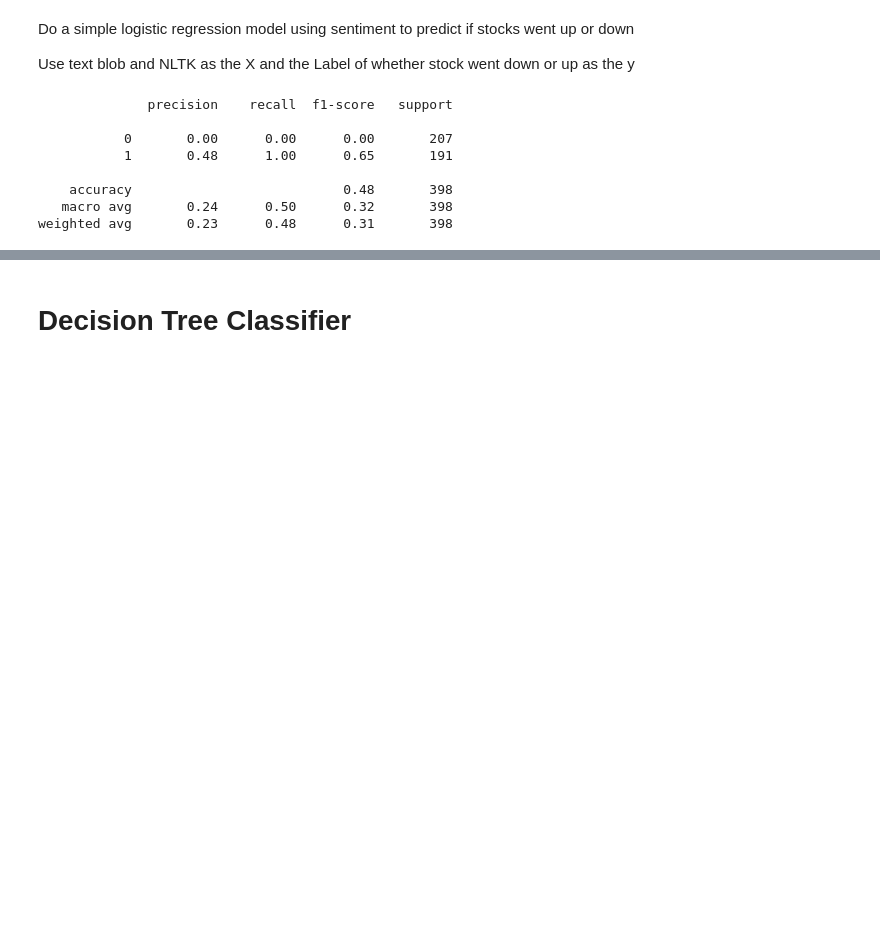
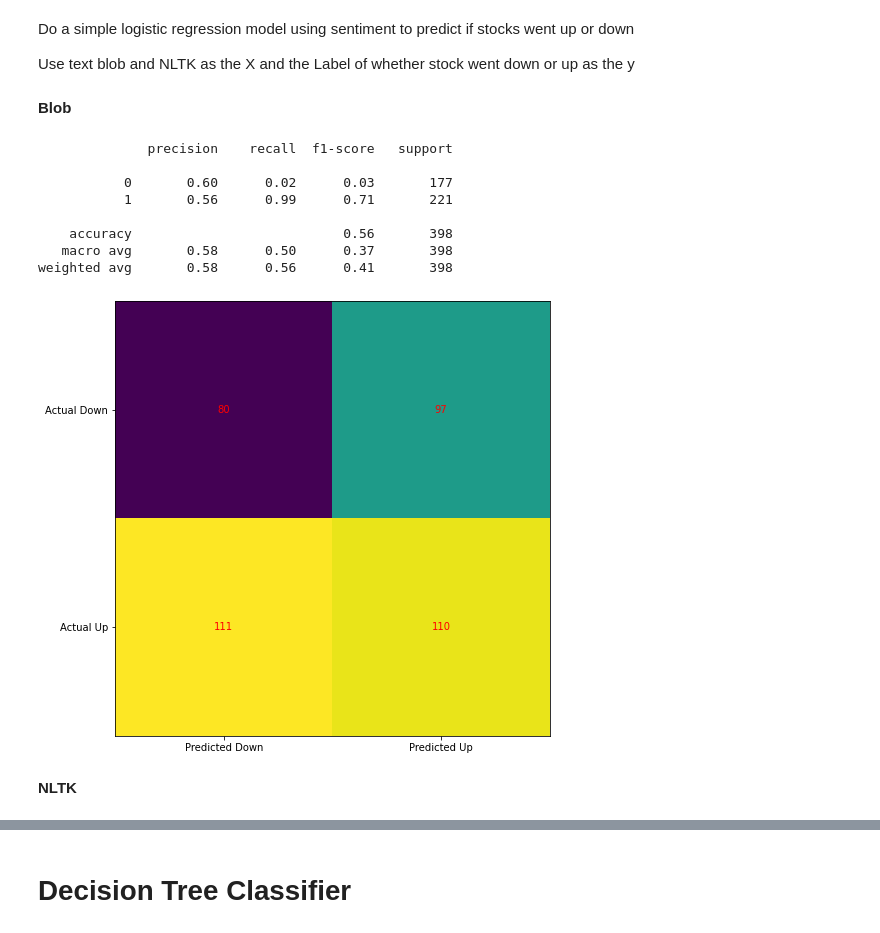
Before and after one commit to yuanfengli168/IMT575_DS, a Jupyter notebook: GroupAssignmentDraft.ipynb, the cells around one changed output, grey strips where cells are left out. Saved outputs shown, nothing was run; the diff lists cells and outputs as text; code cells hidden in the pictures; blank space fills up the shorter version.

```diff
--- a/GroupAssignmentDraft.ipynb
+++ b/GroupAssignmentDraft.ipynb
@@ -735,4 +780,58 @@ The output of the above code gives us the accuracy estimations for each of our a
 Do a simple logistic regression model using sentiment to predict if stocks went up or down
 
 Use text blob and NLTK as the X and the Label of whether stock went down or up as the y
+# %% [markdown]
+<b> Blob </b>
+# %%
+#need to split into blob and NLTK and not combine together.
+
+
+
+from sklearn.model_selection import train_test_split
+import matplotlib.pyplot as plt
+import numpy as np
+from sklearn.linear_model import LogisticRegression
+from sklearn.metrics import classification_report, confusion_matrix
+
+model = LogisticRegression(solver='liblinear')
+
+
+X = merged_data_sent[['average_blob_sent']]
+y = merged_data_sent['Label']
+
+
+X_train, X_test, y_train, y_test = train_test_split(X, y, test_size=0.2)
+# %%
+from sklearn.linear_model import LogisticRegression
+logmodel = LogisticRegression()
+logmodel.fit(X_train,y_train)
+predictions = logmodel.predict(X_test)
+
+from sklearn.metrics import classification_report
+print(classification_report(y_test,predictions))
+
+cm = confusion_matrix(y_test, y_predict)
+
+fig, ax = plt.subplots(figsize=(8, 8))
+ax.imshow(cm)
+ax.grid(False)
+ax.xaxis.set(ticks=(0, 1), ticklabels=('Predicted Down', 'Predicted Up'))
+ax.yaxis.set(ticks=(0, 1), ticklabels=('Actual Down', 'Actual Up'))
+ax.set_ylim(1.5, -0.5)
+for i in range(2):
+    for j in range(2):
+        ax.text(j, i, cm[i, j], ha='center', va='center', color='red')
+plt.show()
+# %% [output]
+              precision    recall  f1-score   support
+
+           0       0.60      0.02      0.03       177
+           1       0.56      0.99      0.71       221
+
+    accuracy                           0.56       398
+   macro avg       0.58      0.50      0.37       398
+weighted avg       0.58      0.56      0.41       398
+[figure, added]
+# %% [markdown]
+<b> NLTK </b>
 # %%
@@ -756,17 +855,0 @@ X_train, X_test, y_train, y_test = train_test_split(X, y, test_size=0.2,\
-# %%
-from sklearn.linear_model import LogisticRegression
-logmodel = LogisticRegression()
-logmodel.fit(X_train,y_train)
-predictions = logmodel.predict(X_test)
-
-from sklearn.metrics import classification_report
-print(classification_report(y_test,predictions))
-# %% [output]
-              precision    recall  f1-score   support
-
-           0       0.00      0.00      0.00       207
-           1       0.48      1.00      0.65       191
-
-    accuracy                           0.48       398
-   macro avg       0.24      0.50      0.32       398
-weighted avg       0.23      0.48      0.31       398
```
Also changed, not shown: parts of 15 cells of this notebook.
